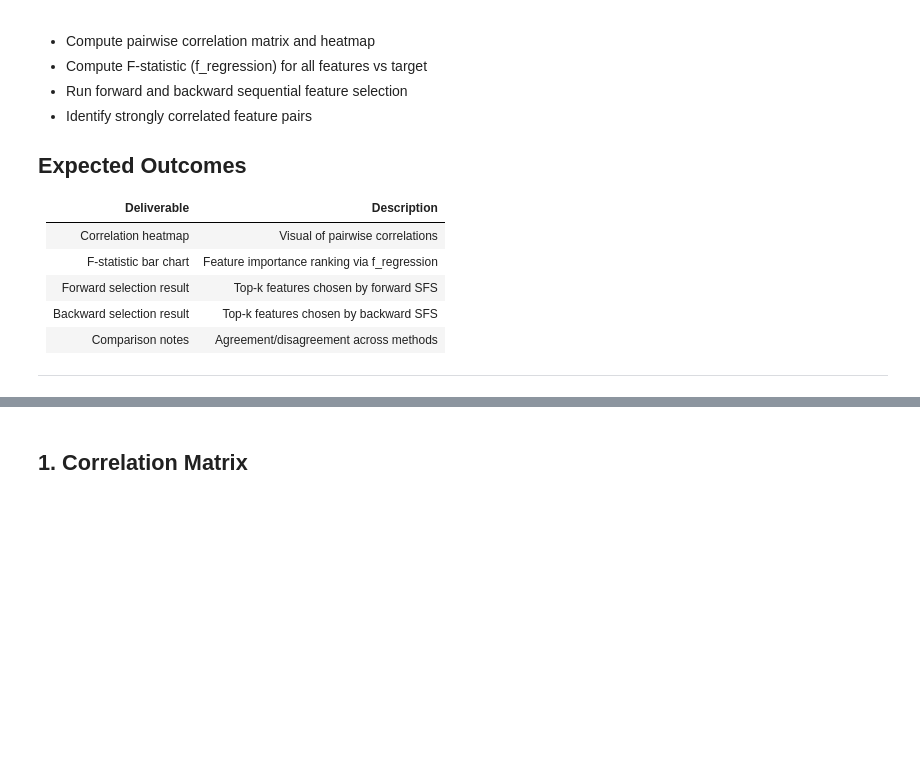
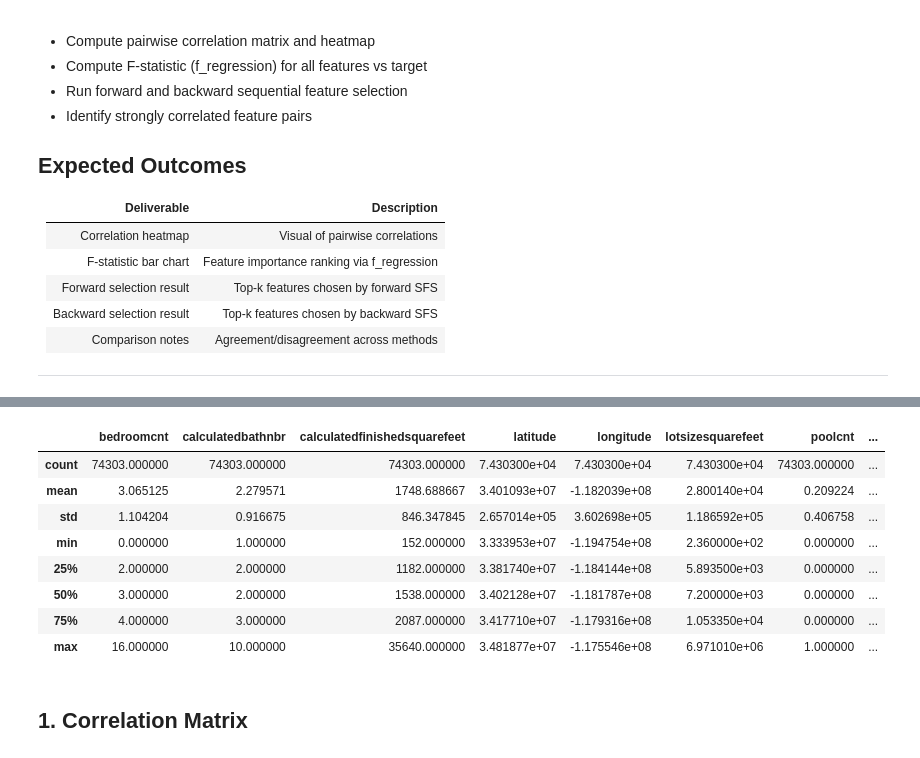
Before and after one commit to kumargaurav-bu-edu/bu_shared_projects, a Jupyter notebook: 04_feature_relationships.ipynb, the cells around one changed output, grey strips where cells are left out. Saved outputs shown, nothing was run; the diff lists cells and outputs as text; code cells hidden in the pictures; blank space fills up the shorter version.

```diff
--- a/04_feature_relationships.ipynb
+++ b/04_feature_relationships.ipynb
@@ -36,3 +54,17 @@ print(f"Shape: {df.shape}")
+# %%
+df = df.drop(['basementsqft', 'finishedfloor1squarefeet', 'finishedsquarefeet50', 'fireplacecnt', 'garagecarcnt','garagetotalsqft','roomcnt','propertycountylandusecode'],axis=1)
+# %%
+df.describe()
+# %% [output]
+|  | bedroomcnt | calculatedbathnbr | calculatedfinishedsquarefeet | latitude | longitude | lotsizesquarefeet | poolcnt | ... |
+| count | 74303.000000 | 74303.000000 | 74303.000000 | 7.430300e+04 | 7.430300e+04 | 7.430300e+04 | 74303.000000 | ... |
+| mean | 3.065125 | 2.279571 | 1748.688667 | 3.401093e+07 | -1.182039e+08 | 2.800140e+04 | 0.209224 | ... |
+| std | 1.104204 | 0.916675 | 846.347845 | 2.657014e+05 | 3.602698e+05 | 1.186592e+05 | 0.406758 | ... |
+| min | 0.000000 | 1.000000 | 152.000000 | 3.333953e+07 | -1.194754e+08 | 2.360000e+02 | 0.000000 | ... |
+| 25% | 2.000000 | 2.000000 | 1182.000000 | 3.381740e+07 | -1.184144e+08 | 5.893500e+03 | 0.000000 | ... |
+| 50% | 3.000000 | 2.000000 | 1538.000000 | 3.402128e+07 | -1.181787e+08 | 7.200000e+03 | 0.000000 | ... |
+| 75% | 4.000000 | 3.000000 | 2087.000000 | 3.417710e+07 | -1.179316e+08 | 1.053350e+04 | 0.000000 | ... |
+| max | 16.000000 | 10.000000 | 35640.000000 | 3.481877e+07 | -1.175546e+08 | 6.971010e+06 | 1.000000 | ... |
 # %% [markdown]
 ## 1. Correlation Matrix
 # %%
```
Also changed, not shown: parts of 11 cells of this notebook, 4 other files.
